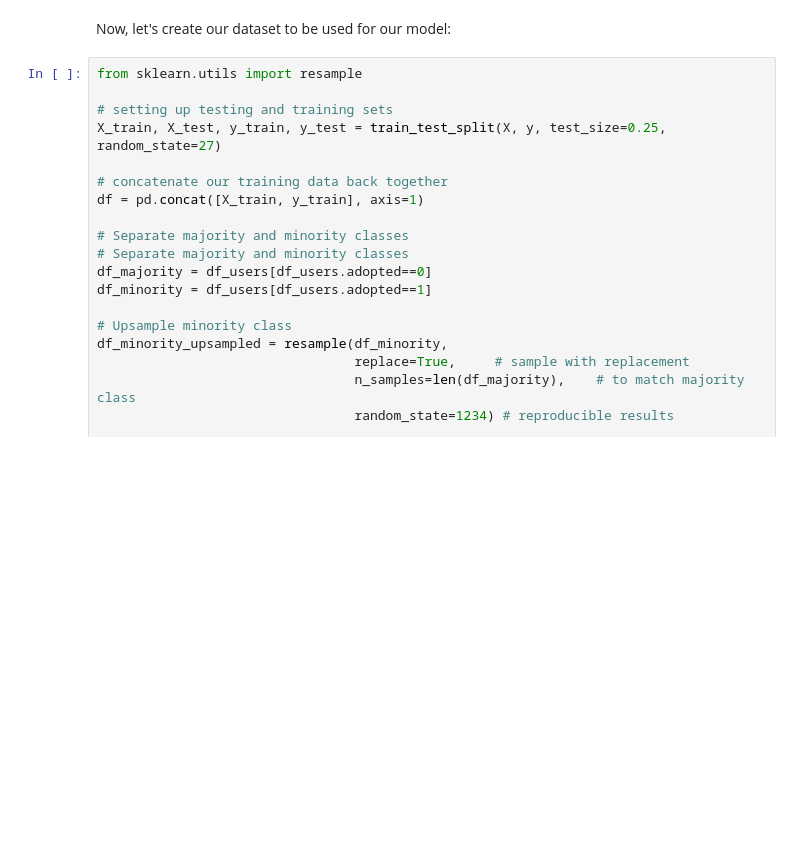
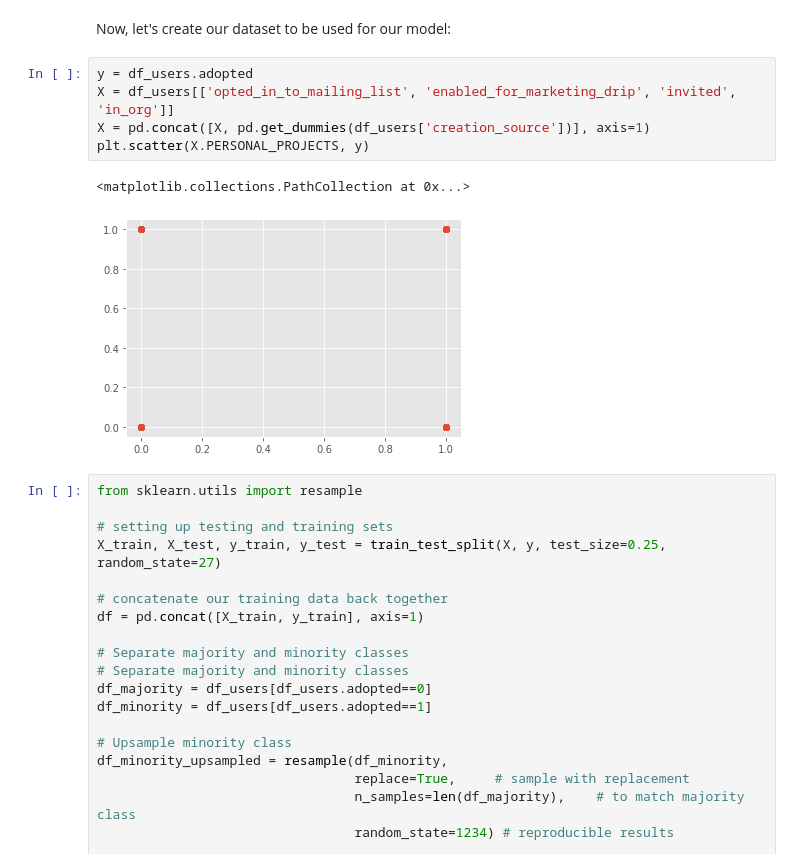
Before and after one commit to ronaldpacheco/Springboard, a Jupyter notebook: 27.2.3/Challenge.ipynb, the cells around one changed output. Saved outputs shown, nothing was run; the diff lists cells and outputs as text; blank space fills up the shorter version.

```diff
--- a/27.2.3/Challenge.ipynb
+++ b/27.2.3/Challenge.ipynb
@@ -167,6 +167,14 @@ df_users
 12000 rows × 13 columns
 # %% [markdown]
 Now, let's create our dataset to be used for our model:
+# %%
+y = df_users.adopted
+X = df_users[['opted_in_to_mailing_list', 'enabled_for_marketing_drip', 'invited', 'in_org']]
+X = pd.concat([X, pd.get_dummies(df_users['creation_source'])], axis=1)
+plt.scatter(X.PERSONAL_PROJECTS, y)
+# %% [output]
+<matplotlib.collections.PathCollection at 0x...>
+[figure, added]
 # %%
 from sklearn.utils import resample
 
```
Also changed, not shown: parts of 11 cells of this notebook, 23 other files.
